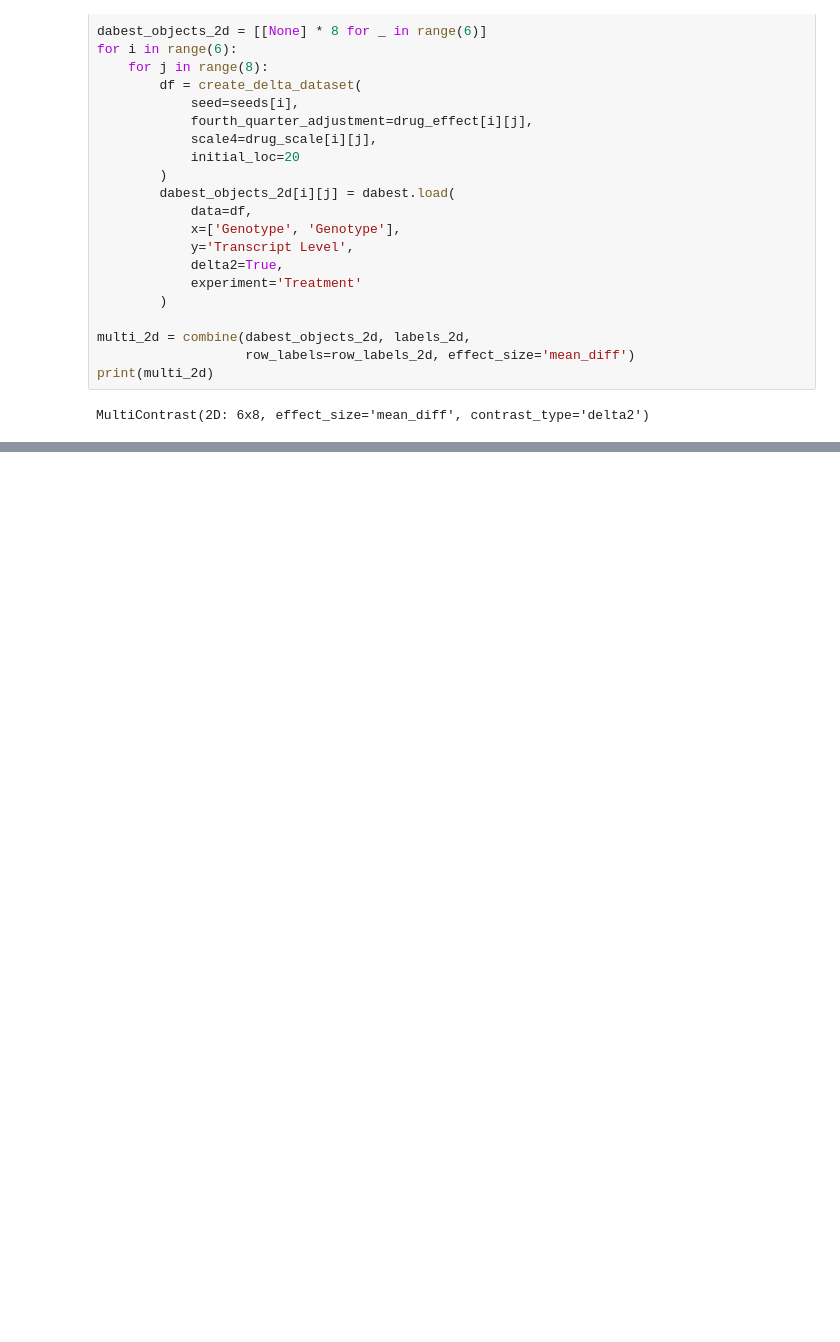
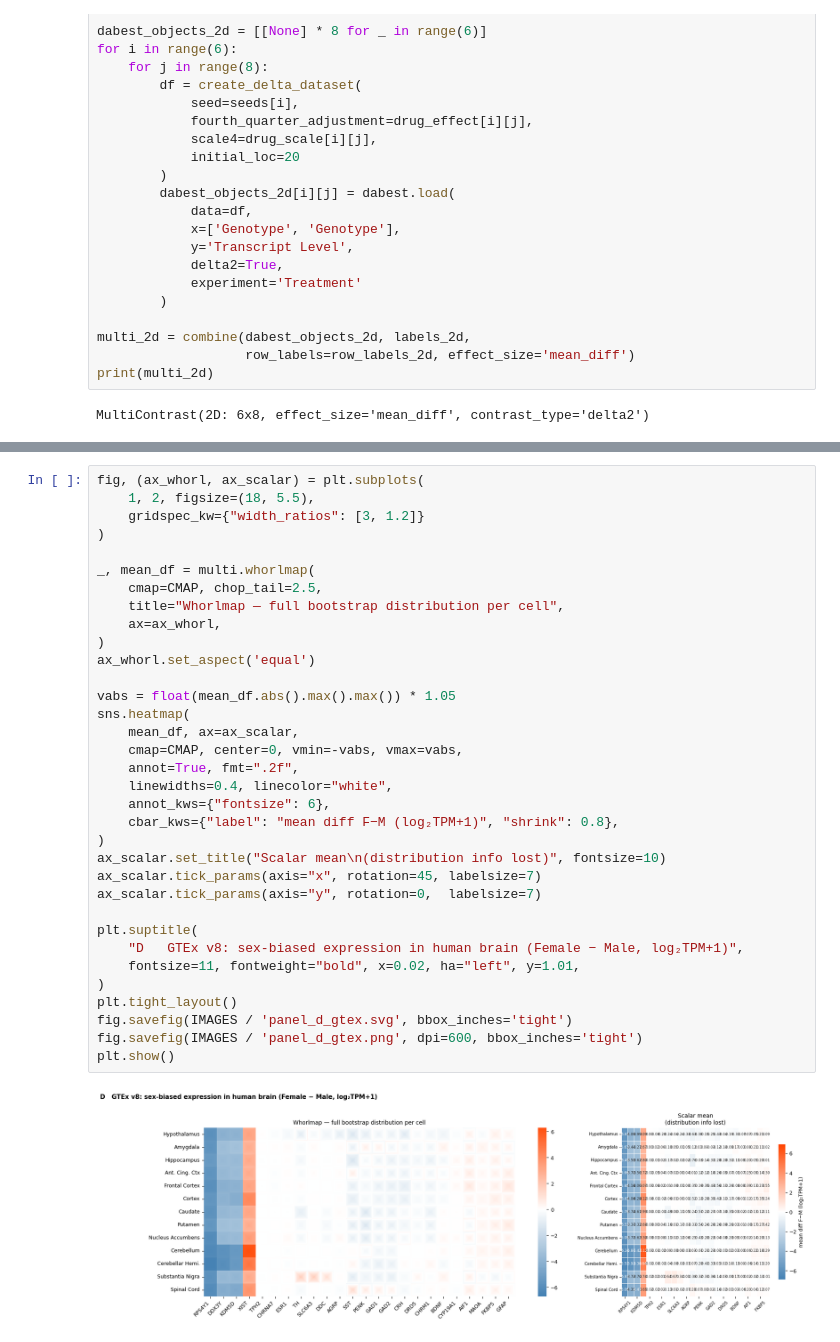
Before and after one commit to sangyu/whorlmap-paper, a Jupyter notebook: nbs/algorithm_panels.ipynb, the cells around one changed output, grey strips where cells are left out. Drawn from its saved outputs; the diff is of its cells as text; blank space fills up the shorter version.

```diff
--- a/nbs/algorithm_panels.ipynb
+++ b/nbs/algorithm_panels.ipynb
@@ -850,0 +828,36 @@ SystemExit: 2
+# %%
+fig, (ax_whorl, ax_scalar) = plt.subplots(
+    1, 2, figsize=(18, 5.5),
+    gridspec_kw={"width_ratios": [3, 1.2]}
+)
+
+_, mean_df = multi.whorlmap(
+    cmap=CMAP, chop_tail=2.5,
+    title="Whorlmap — full bootstrap distribution per cell",
+    ax=ax_whorl,
+)
+ax_whorl.set_aspect('equal')
+
+vabs = float(mean_df.abs().max().max()) * 1.05
+sns.heatmap(
+    mean_df, ax=ax_scalar,
+    cmap=CMAP, center=0, vmin=-vabs, vmax=vabs,
+    annot=True, fmt=".2f",
+    linewidths=0.4, linecolor="white",
+    annot_kws={"fontsize": 6},
+    cbar_kws={"label": "mean diff F−M (log₂TPM+1)", "shrink": 0.8},
+)
+ax_scalar.set_title("Scalar mean\n(distribution info lost)", fontsize=10)
+ax_scalar.tick_params(axis="x", rotation=45, labelsize=7)
+ax_scalar.tick_params(axis="y", rotation=0,  labelsize=7)
+
+plt.suptitle(
+    "D   GTEx v8: sex-biased expression in human brain (Female − Male, log₂TPM+1)",
+    fontsize=11, fontweight="bold", x=0.02, ha="left", y=1.01,
+)
+plt.tight_layout()
+fig.savefig(IMAGES / 'panel_d_gtex.svg', bbox_inches='tight')
+fig.savefig(IMAGES / 'panel_d_gtex.png', dpi=600, bbox_inches='tight')
+plt.show()
+# %% [output]
+[figure, added]
```
Also changed, not shown: parts of 22 cells of this notebook, 11 other files.
